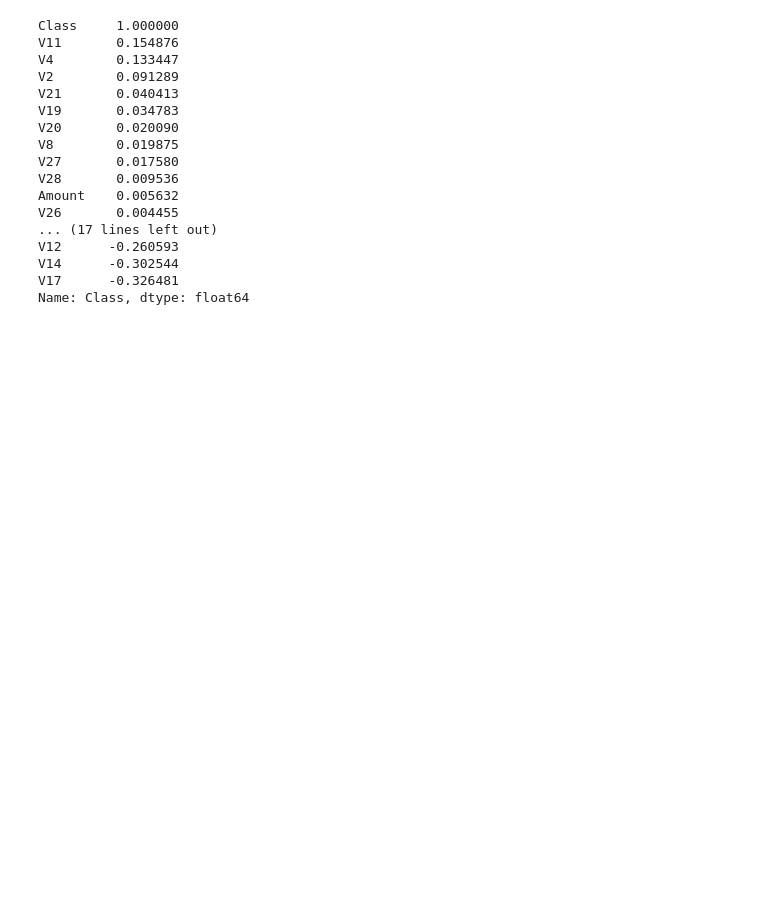
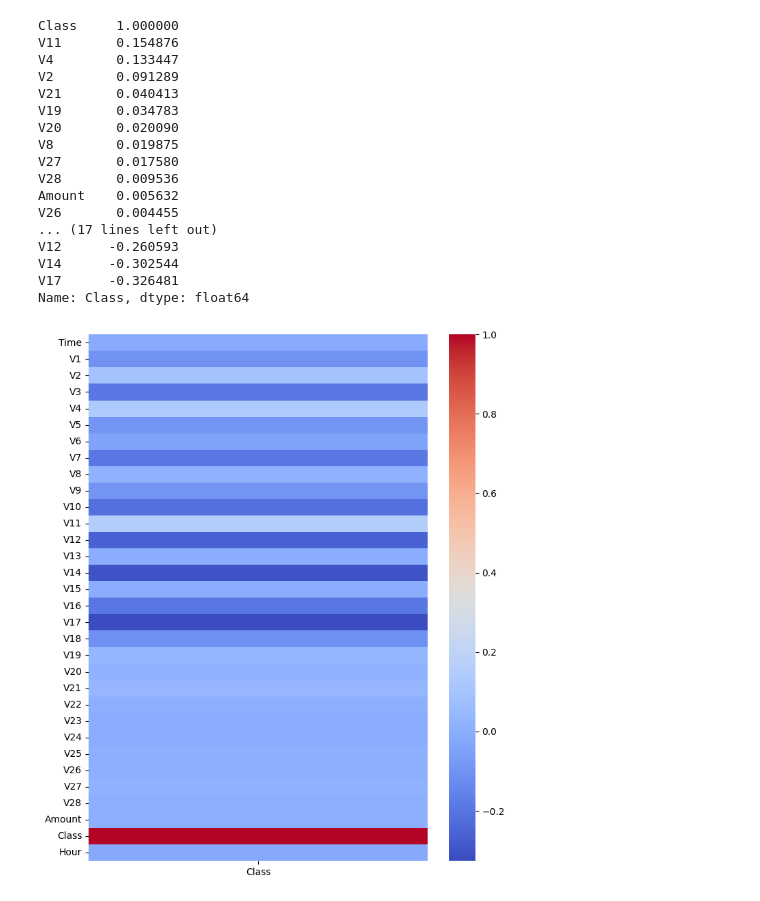
Before and after one commit to moosakazim12/Credit-Card-fraud-Detection-Pyhton-POWER-BI-SQL, a Jupyter notebook: notebooks/fraud_eda.ipynb, the cells around one changed output. Cells and saved outputs as stored; diff of their text form; code cells hidden in the pictures; blank space fills up the shorter version.

```diff
--- a/notebooks/fraud_eda.ipynb
+++ b/notebooks/fraud_eda.ipynb
@@ -113,3 +113,9 @@ V12      -0.260593
 V14      -0.302544
 V17      -0.326481
 Name: Class, dtype: float64
+# %%
+plt.figure(figsize=(8,10))
+sns.heatmap(df.corr()[['Class']], cmap='coolwarm')
+plt.show()
+# %% [output]
+[figure, added]
```
Also changed, not shown: parts of 4 cells of this notebook.
